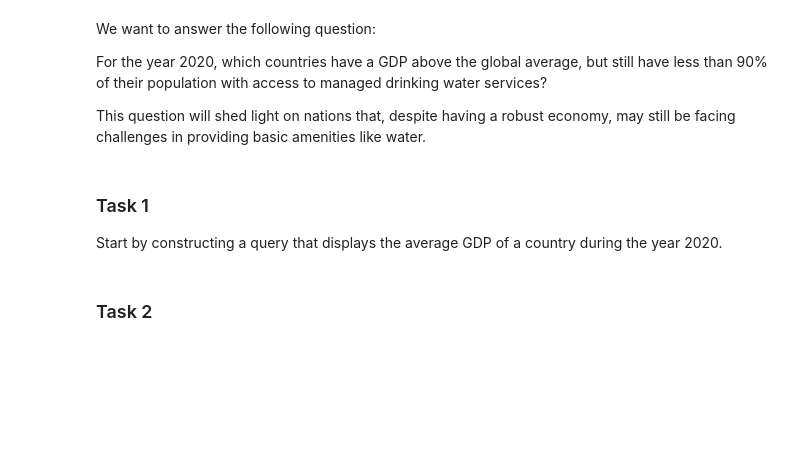
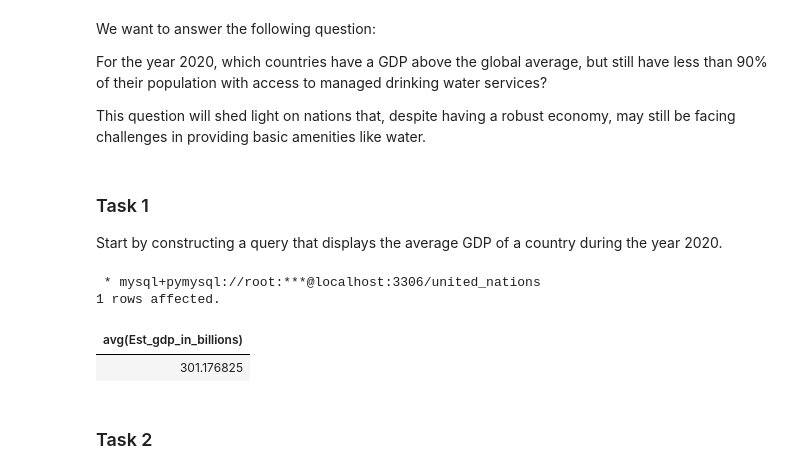
Before and after one commit to collins-kimotho/ALX-Data-Analysis, a Jupyter notebook: Subqueries in WHERE.ipynb, the cells around one changed output. Drawn from its saved outputs; the diff is of its cells as text; code cells hidden in the pictures; blank space fills up the shorter version.

```diff
--- a/Subqueries in WHERE.ipynb
+++ b/Subqueries in WHERE.ipynb
@@ -62,6 +76,14 @@ Start by constructing a query that displays the average GDP of a country during
 # %%
 %%sql
 # Add your code here
+select avg(Est_gdp_in_billions)
+from economic_indicators
+where Time_period = '2020'
+# %% [output]
+ * mysql+pymysql://root:***@localhost:3306/united_nations
+1 rows affected.
+| avg(Est_gdp_in_billions) |
+| 301.176825 |
 # %% [markdown]
 ### Task 2
 # %% [markdown]
```
Also changed, not shown: parts of 5 cells of this notebook.
